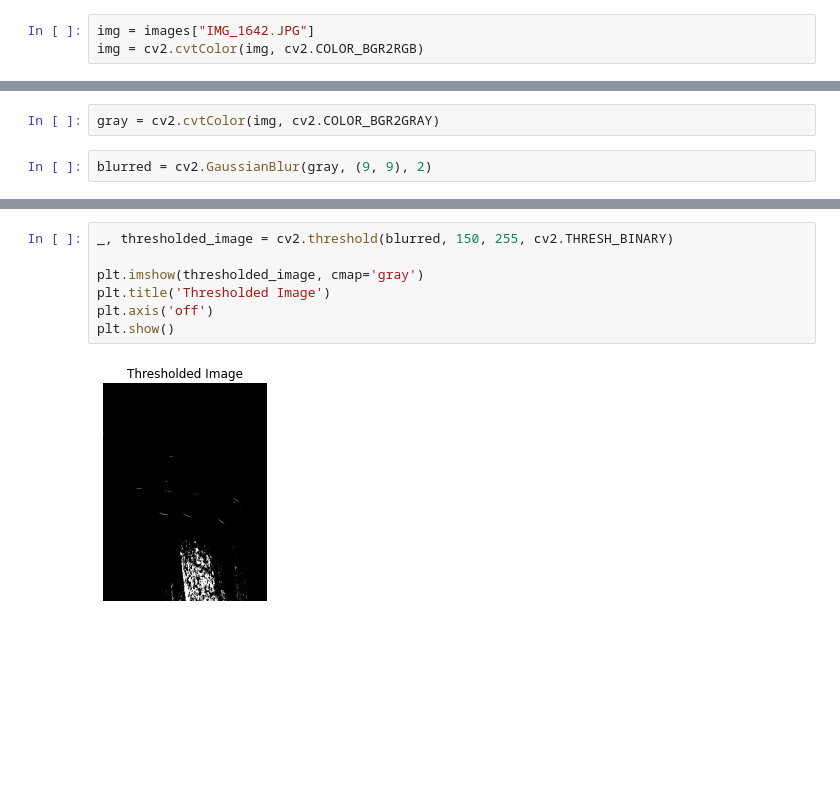
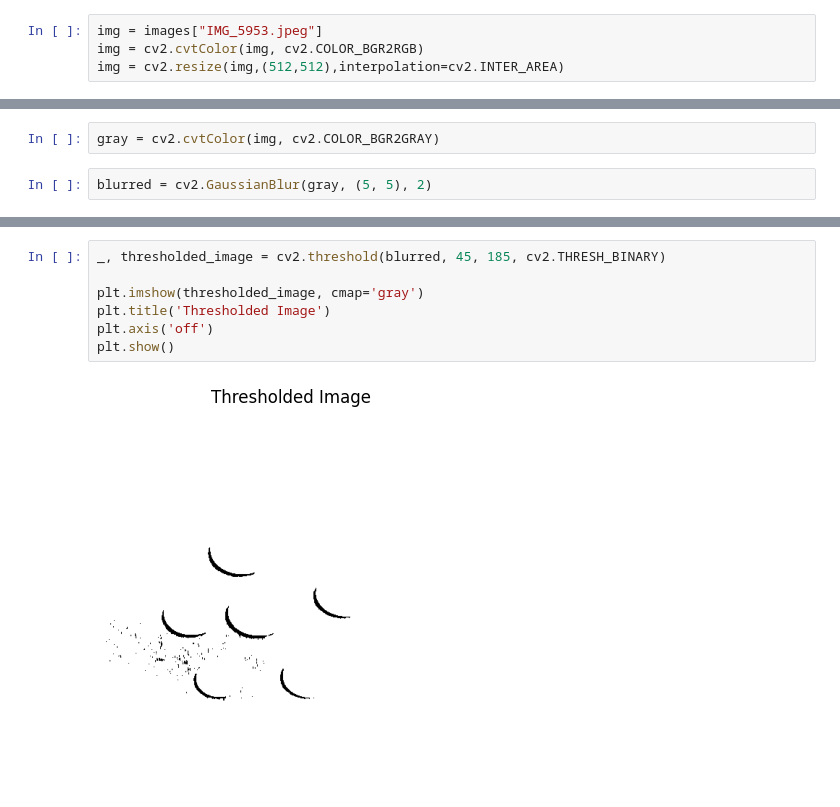
Before and after one commit to Ragnarock-16/CoinCounter, a Jupyter notebook: CoinCounter/notebook.ipynb, the cells around one changed output, grey strips where cells are left out. Drawn from its saved outputs; the diff is of its cells as text; blank space fills up the shorter version.

```diff
--- a/CoinCounter/notebook.ipynb
+++ b/CoinCounter/notebook.ipynb
@@ -74,8 +74,9 @@ def read_images():
 # %%
 images = read_images()
 # %%
-img = images["IMG_1642.JPG"]
+img = images["IMG_5953.jpeg"]
 img = cv2.cvtColor(img, cv2.COLOR_BGR2RGB)
+img = cv2.resize(img,(512,512),interpolation=cv2.INTER_AREA)
 # %%
 dataset
 # %% [output]
@@ -108,5 +109,5 @@ plt.show()
 # %%
 gray = cv2.cvtColor(img, cv2.COLOR_BGR2GRAY)
 # %%
-blurred = cv2.GaussianBlur(gray, (9, 9), 2)
+blurred = cv2.GaussianBlur(gray, (5, 5), 2)
 # %%
@@ -129,12 +130,12 @@ plt.show()
 # %%
-_, thresholded_image = cv2.threshold(blurred, 150, 255, cv2.THRESH_BINARY)
+_, thresholded_image = cv2.threshold(blurred, 45, 185, cv2.THRESH_BINARY)
 
 plt.imshow(thresholded_image, cmap='gray')
 plt.title('Thresholded Image')
 plt.axis('off')
 plt.show()
 # %% [output]
-[figure, old version]
+[figure, new version]
 # %%
 adaptive_thresholded_image = cv2.adaptiveThreshold(blurred, 255, cv2.ADAPTIVE_THRESH_GAUSSIAN_C, cv2.THRESH_BINARY, 11, 2)
 
```
Also changed, not shown: parts of 25 cells of this notebook.
